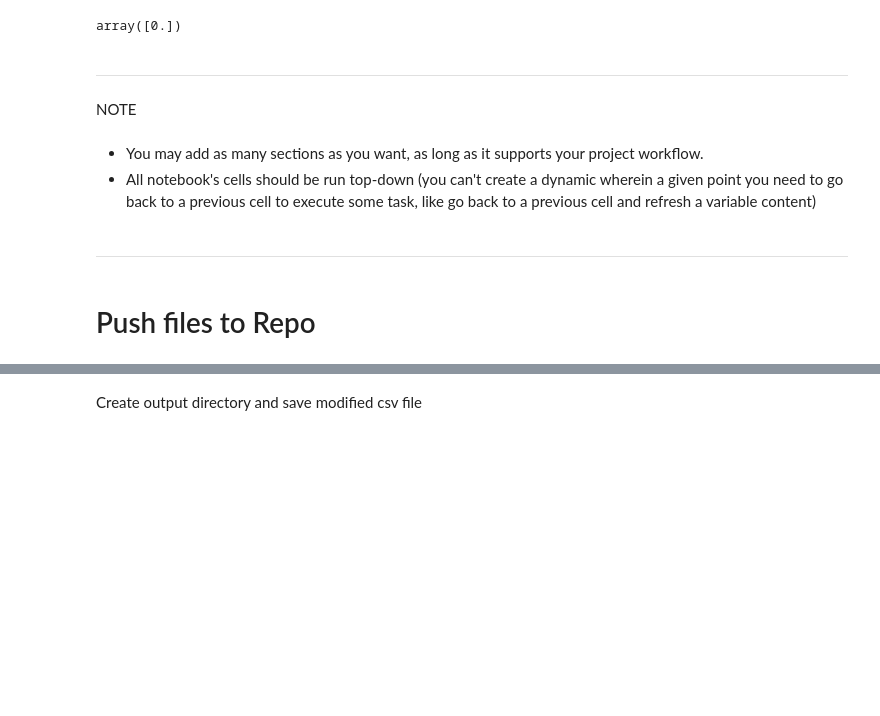
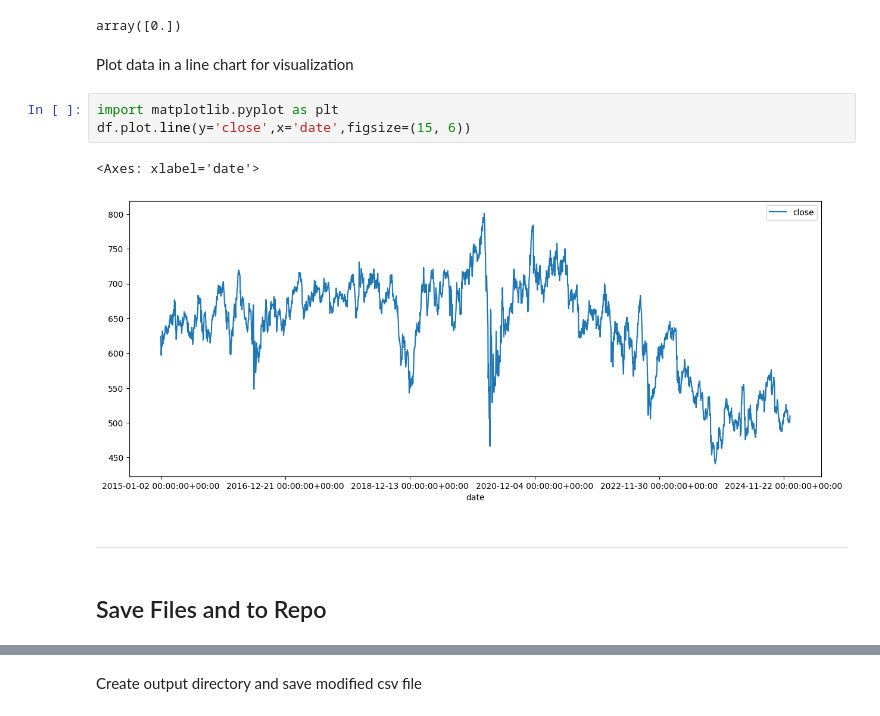
Before and after one commit to AndyV773/PP5, a Jupyter notebook: jupyter_notebooks/01 - DataCollection.ipynb, the cells around one changed output, grey strips where cells are left out. Drawn from its saved outputs; the diff is of its cells as text; blank space fills up the shorter version.

Commit message:
extensive exploratory data analysis

```diff
--- a/jupyter_notebooks/01 - DataCollection.ipynb
+++ b/jupyter_notebooks/01 - DataCollection.ipynb
@@ -188,14 +188,15 @@ array([ 0.    , 20.4201, 22.5713, 22.6   , 23.4   , 26.65  ])
 df['stock splits'].unique()
 # %% [output]
 array([0.])
+# %% [markdown]
+Plot data in a line chart for visualization
+# %%
+import matplotlib.pyplot as plt
+df.plot.line(y='close',x='date',figsize=(15, 6))
+# %% [output]
+<Axes: xlabel='date'>
+[figure, added]
 # %% [markdown]
 ---
-# %% [markdown]
-NOTE
-# %% [markdown]
-* You may add as many sections as you want, as long as it supports your project workflow.
-* All notebook's cells should be run top-down (you can't create a dynamic wherein a given point you need to go back to a previous cell to execute some task, like go back to a previous cell and refresh a variable content)
-# %% [markdown]
----
 # %% [markdown]
-# Push files to Repo
+## Save Files and to Repo
```
Also changed, not shown: parts of 16 cells of this notebook, 7 other files.
